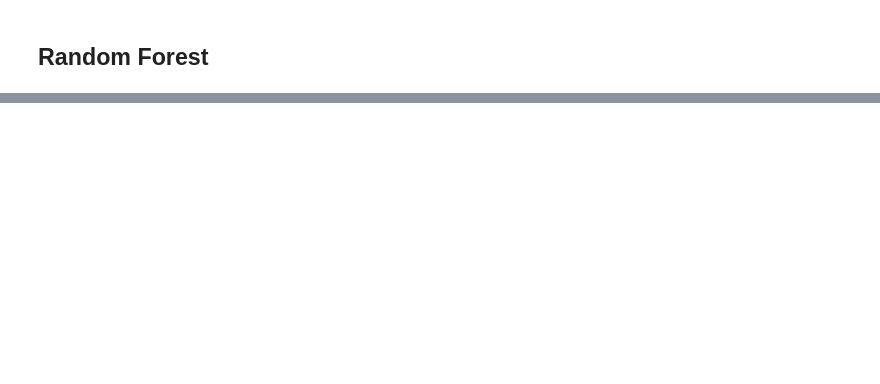
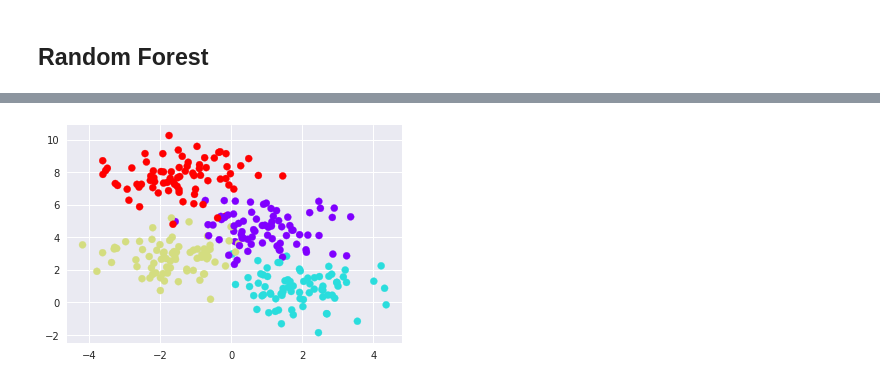
Before and after one commit to bfortuner/machine-learning, a Jupyter notebook: theory/RandomForest.ipynb, the cells around one changed output, grey strips where cells are left out. Drawn from its saved outputs; the diff is of its cells as text; code cells hidden in the pictures; blank space fills up the shorter version.

```diff
--- a/theory/RandomForest.ipynb
+++ b/theory/RandomForest.ipynb
@@ -2,0 +20,10 @@
+# %%
+%matplotlib inline
+%load_ext autoreload
+%autoreload 2
+import os
+import sys
+p = os.path.join(os.path.dirname('__file__'), '..')
+sys.path.append(p)
+from common import *
+sns.set()
@@ -2,0 +47,9 @@
+# %%
+from sklearn.datasets import make_blobs
+
+X, y = make_blobs(n_samples=300, centers=4,
+                  random_state=0, cluster_std=1.0)
+plt.scatter(X[:, 0], X[:, 1], c=y, s=50, cmap='rainbow');from sklearn.tree import DecisionTreeClassifier
+tree = DecisionTreeClassifier().fit(X, y)
+# %% [output]
+[figure, added]
```
Also changed, not shown: parts of 22 cells of this notebook, 33 other files.
